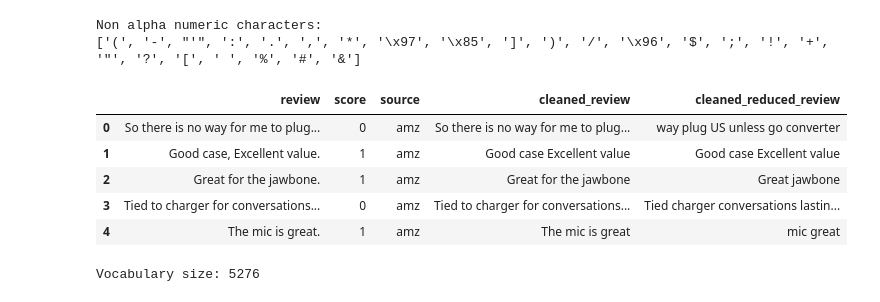
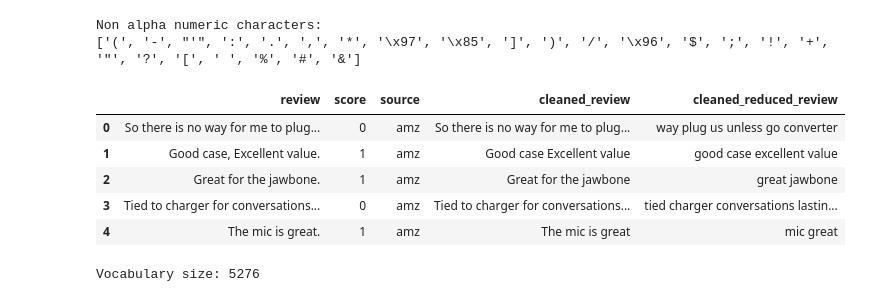
Before and after one commit to colemalphrus/D213, a Jupyter notebook: task 2/d213_2.ipynb, the cells around one changed output. Cells and saved outputs as stored; diff of their text form; code cells hidden in the pictures.

```diff
--- a/task 2/d213_2.ipynb
+++ b/task 2/d213_2.ipynb
@@ -108,16 +109,16 @@ Non alpha numeric characters:
 # %%
 # Remove non-alphanumeric chars
 df['cleaned_review'] = df['review'].apply(lambda x: ''.join([char for char in x if char.isalnum() or char.isspace()]))
 # Remove stopwords
-df['cleaned_reduced_review'] = df['cleaned_review'].apply(lambda x: ' '.join([word for word in x.split() if word.lower() not in stop_words]))
+df['cleaned_reduced_review'] = df['cleaned_review'].apply(lambda x: ' '.join([word.lower() for word in x.split() if word.lower() not in stop_words]))
 
 df.head()
 # %% [output]
 |  | review | score | source | cleaned_review | cleaned_reduced_review |
-| 0 | So there is no way for me to plug... | 0 | amz | So there is no way for me to plug... | way plug US unless go converter |
-| 1 | Good case, Excellent value. | 1 | amz | Good case Excellent value | Good case Excellent value |
-| 2 | Great for the jawbone. | 1 | amz | Great for the jawbone | Great jawbone |
-| 3 | Tied to charger for conversations... | 0 | amz | Tied to charger for conversations... | Tied charger conversations lastin... |
+| 0 | So there is no way for me to plug... | 0 | amz | So there is no way for me to plug... | way plug us unless go converter |
+| 1 | Good case, Excellent value. | 1 | amz | Good case Excellent value | good case excellent value |
+| 2 | Great for the jawbone. | 1 | amz | Great for the jawbone | great jawbone |
+| 3 | Tied to charger for conversations... | 0 | amz | Tied to charger for conversations... | tied charger conversations lastin... |
 | 4 | The mic is great. | 1 | amz | The mic is great | mic great |
 # %%
 # Vocabulary Size
```
Also changed, not shown: parts of 10 cells of this notebook, 3 other files.
